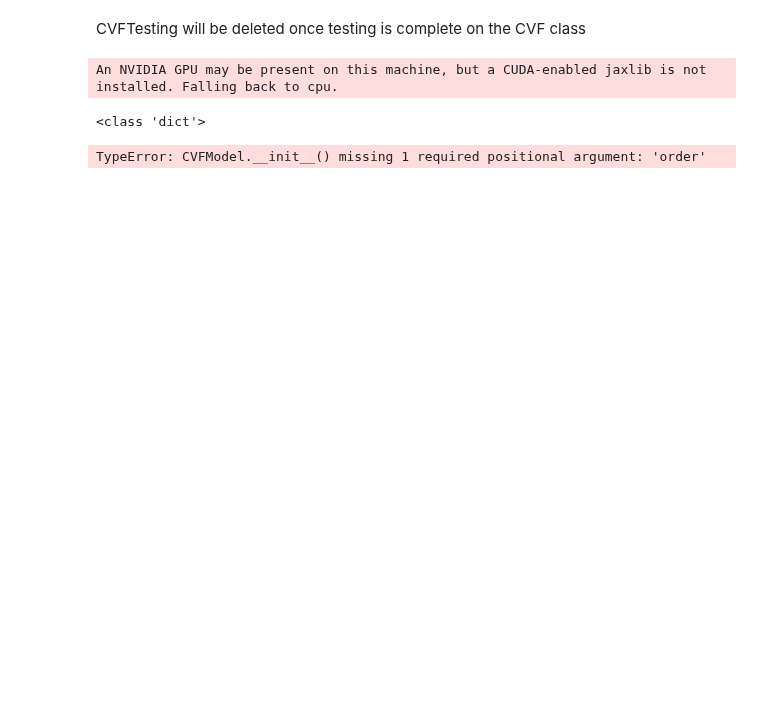
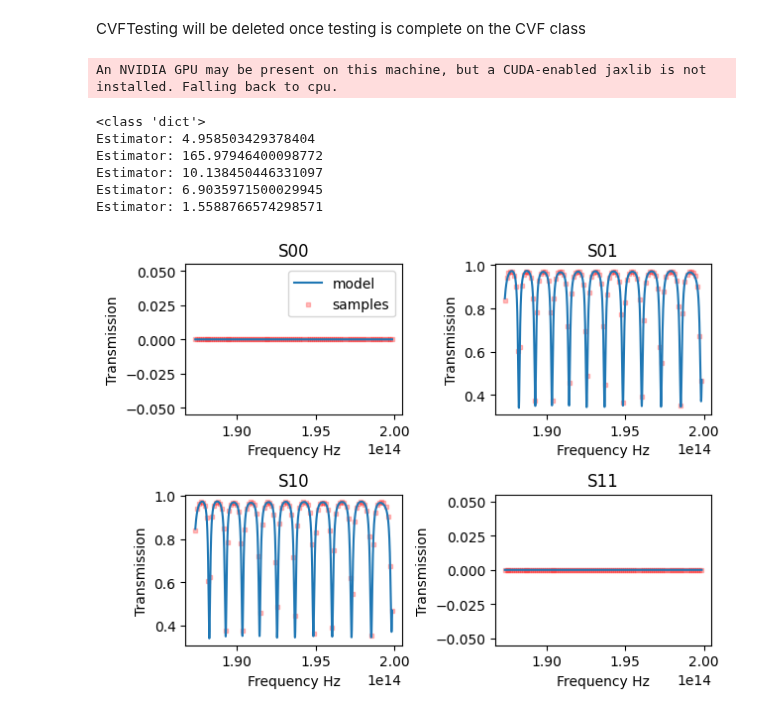
Before and after one commit to BYUCamachoLab/simphony, a Jupyter notebook: simphony/time_domain/examples/CVFTesting.ipynb, the cells around one changed output. Drawn from its saved outputs; the diff is of its cells as text; code cells hidden in the pictures; blank space fills up the shorter version.

```diff
--- a/simphony/time_domain/examples/CVFTesting.ipynb
+++ b/simphony/time_domain/examples/CVFTesting.ipynb
@@ -16,33 +16,39 @@ from simphony.time_domain.pole_residue_model import CVFModel
 # %%
 netlist = {
     "instances": {
         "wg": "waveguide",
         "hr": "half_ring",
     },
     "connections": {
         "hr,o2":"wg,o0",
         "hr,o3":"wg,o1",
     },
     "ports":{
         "o0":"hr,o0",
         "o1":"hr,o1",
     }
 }
 circuit, info = sax.circuit(
     netlist=netlist,
     models={
         "waveguide": ideal.waveguide,
         "half_ring": ideal.coupler,
     }
 )
 
-num_measurements = 50
+num_measurements = 100
+model_order =50
 wvl = np.linspace(1.5, 1.6, num_measurements)
-s = circuit(wl=wvl, wg={"length": 75.0, "loss": 100})
+s = circuit(wl=wvl, wg={"length": 77.0, "loss": 100})
 print(type(s))
 model = CVFModel(wvl,s,50)
 model.plot_frequency_domain_model()
 # %% [output]
 An NVIDIA GPU may be present on this machine, but a CUDA-enabled jaxlib is not installed. Falling back to cpu.
 <class 'dict'>
+Estimator: 4.958503429378404
+Estimator: 165.97946400098772
+Estimator: 10.138450446331097
+Estimator: 6.9035971500029945
+Estimator: 1.5588766574298571
-TypeError: CVFModel.__init__() missing 1 required positional argument: 'order'
+[figure, added]
```
Also changed, not shown: 1 other file.
